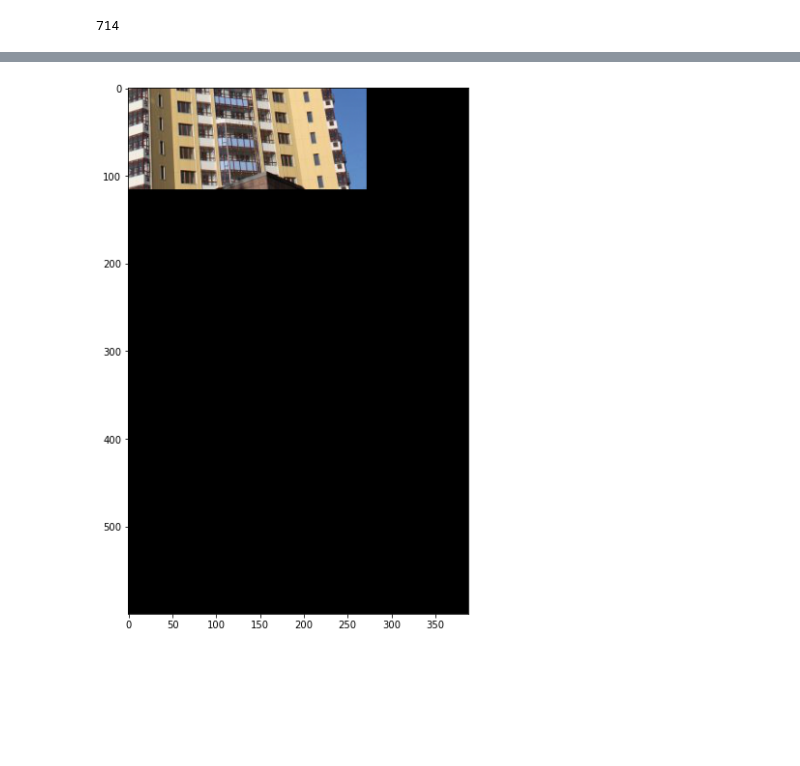
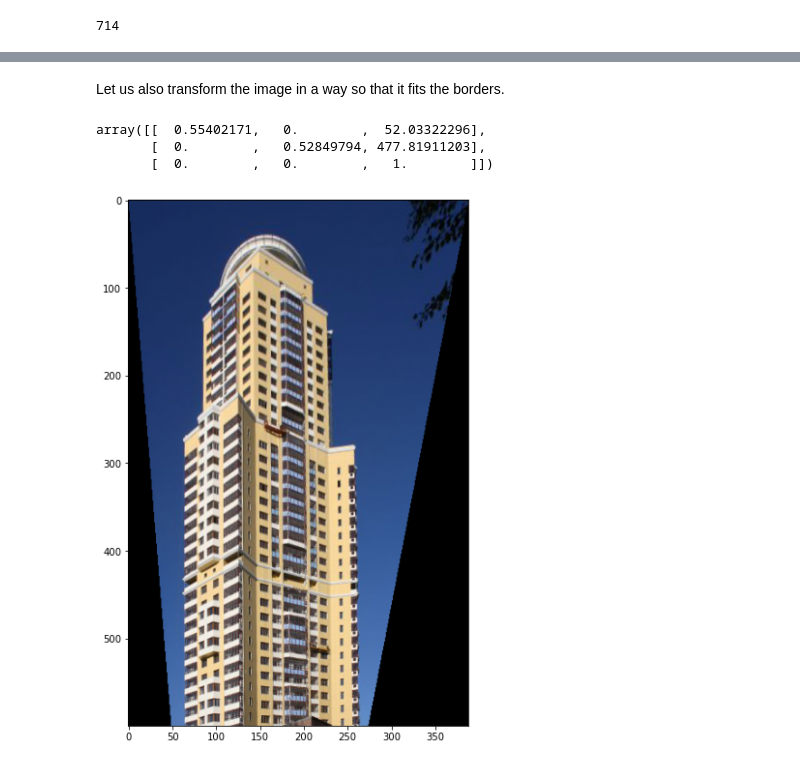
Before and after one commit to jointpoints/perspective-control, a Jupyter notebook: experiments/projective_transform.ipynb, the cells around one changed output, grey strips where cells are left out. Drawn from its saved outputs; the diff is of its cells as text; code cells hidden in the pictures; blank space fills up the shorter version.

```diff
--- a/experiments/projective_transform.ipynb
+++ b/experiments/projective_transform.ipynb
@@ -69,0 +103,4 @@ inv_origin_transform = transform.EuclideanTransform(translation=(v_v[1], v_h[0])
+# %%
+# Resulting transform matrix
+# [3 x 3] x [3 x 4] x [4 x 4] x [4 x 4] x [4 x 3] x [3 x 3] = [3 x 3]
+transform_matrix = inv_origin_shift @ dim_shift_3to2 @ spin_y @ spin_x @ dim_shift_2to3 @ origin_shift
@@ -69,0 +113,4 @@ inv_origin_transform = transform.EuclideanTransform(translation=(v_v[1], v_h[0])
+# %%
+major_transform = transform.EuclideanTransform(matrix=transform_matrix)
+# %% [markdown]
+Let us also transform the image in a way so that it fits the borders.
@@ -70,4 +153,12 @@ inv_origin_transform = transform.EuclideanTransform(translation=(v_v[1], v_h[0])
+# %%
+fit_border_matrix
+# %% [output]
+array([[  0.55402171,   0.        ,  52.03322296],
+       [  0.        ,   0.52849794, 477.81911203],
+       [  0.        ,   0.        ,   1.        ]])
+# %%
+fit_border_transform = transform.EuclideanTransform(matrix=fit_border_matrix)
 # %%
-render_image(transform.warp(image, origin_transform.inverse))
+render_image(transform.warp(image, (major_transform + fit_border_transform).inverse))
 # %% [output]
-[figure, old version]
+[figure, new version]
```
Also changed, not shown: parts of 8 cells of this notebook.
